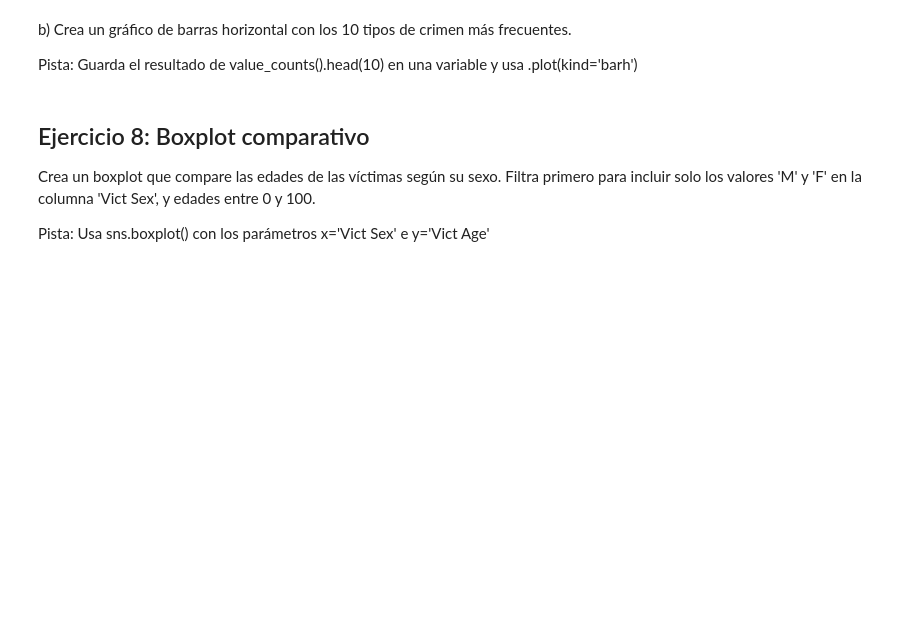
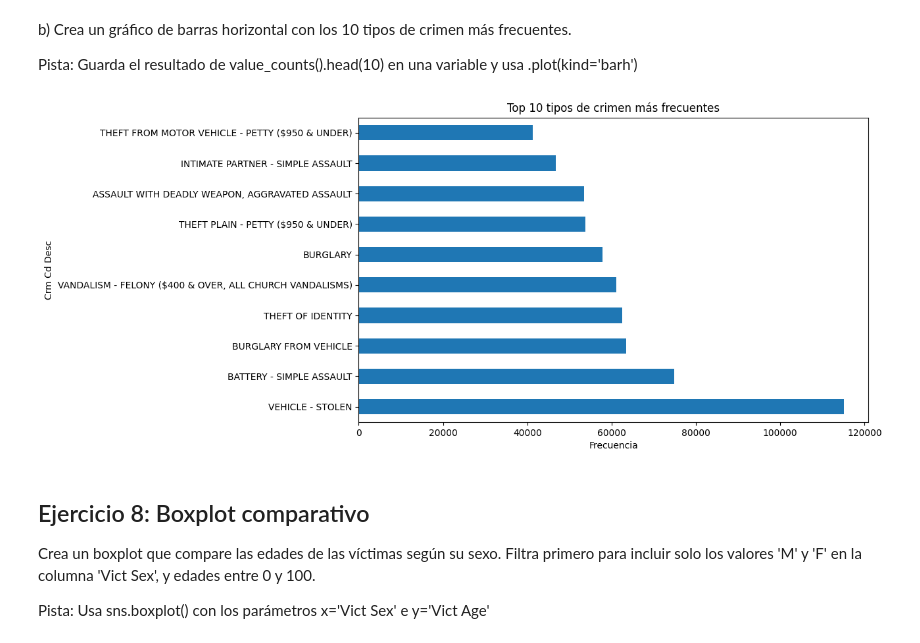
Before and after one commit to rbdavi5/proyecto_pred_crime_data_from_2020, a Jupyter notebook: src/ejercicio_inicial_estudiantes.ipynb, the cells around one changed output. Cells and saved outputs as stored; diff of their text form; code cells hidden in the pictures; blank space fills up the shorter version.

```diff
--- a/src/ejercicio_inicial_estudiantes.ipynb
+++ b/src/ejercicio_inicial_estudiantes.ipynb
@@ -97,7 +220,13 @@ b) Crea un gráfico de barras horizontal con los 10 tipos de crimen más frecuen
 
 Pista: Guarda el resultado de value_counts().head(10) en una variable y usa .plot(kind='barh')
 # %%
-# Escribe tu código aquí
+top_10 = df['Crm Cd Desc'].value_counts().head(10)
+top_10.plot(kind='barh', figsize=(10, 6))
+plt.xlabel('Frecuencia')
+plt.title('Top 10 tipos de crimen más frecuentes')
+plt.show()
+# %% [output]
+[figure, added]
 # %% [markdown]
 ## Ejercicio 8: Boxplot comparativo
 
```
Also changed, not shown: parts of 20 cells of this notebook.
